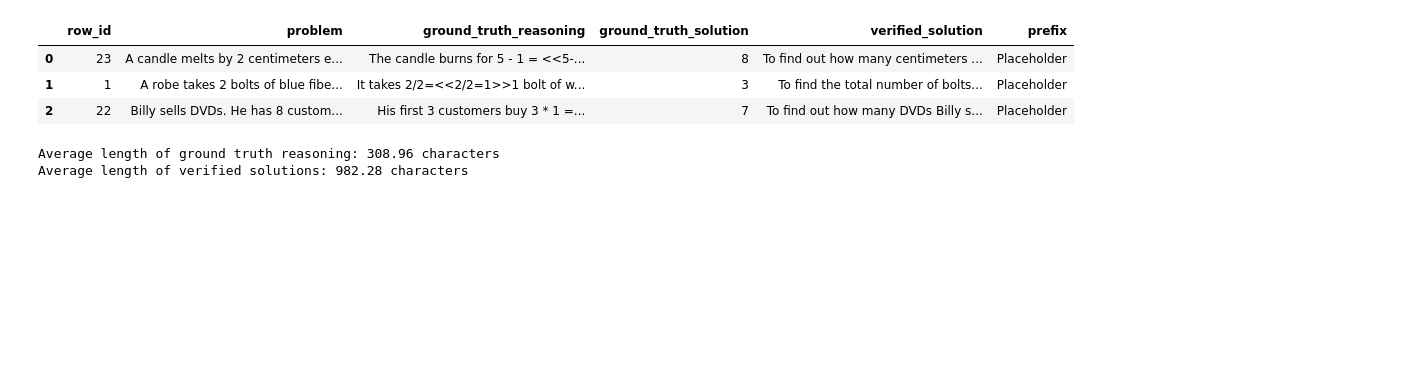
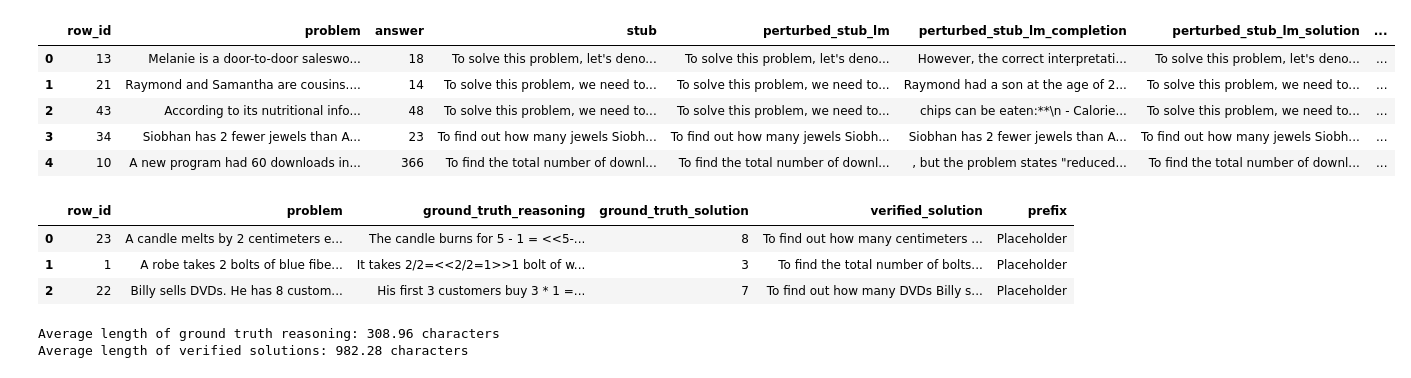
Before and after one commit to sasilver75/cohere-reasoning-v5, a Jupyter notebook: scratch.ipynb, the cells around one changed output. Cells and saved outputs as stored; diff of their text form; code cells hidden in the pictures; blank space fills up the shorter version.

```diff
--- a/scratch.ipynb
+++ b/scratch.ipynb
@@ -4,6 +4,16 @@ import pandas as pd
 pd.set_option('display.max_colwidth', None)
 pd.set_option('display.max_columns', None)
 pd.set_option('display.width', None)
+# %%
+df = pd.read_csv("gsm8k/datasets/gsm8k_completions.csv")
+df.head()
+# %% [output]
+|  | row_id | problem | answer | stub | perturbed_stub_lm | perturbed_stub_lm_completion | perturbed_stub_lm_solution | ... |
+| 0 | 13 | Melanie is a door-to-door saleswo... | 18 | To solve this problem, let's deno... | To solve this problem, let's deno... | However, the correct interpretati... | To solve this problem, let's deno... | ... |
+| 1 | 21 | Raymond and Samantha are cousins.... | 14 | To solve this problem, we need to... | To solve this problem, we need to... | Raymond had a son at the age of 2... | To solve this problem, we need to... | ... |
+| 2 | 43 | According to its nutritional info... | 48 | To solve this problem, we need to... | To solve this problem, we need to... | chips can be eaten:**\n - Calorie... | To solve this problem, we need to... | ... |
+| 3 | 34 | Siobhan has 2 fewer jewels than A... | 23 | To find out how many jewels Siobh... | To find out how many jewels Siobh... | Siobhan has 2 fewer jewels than A... | To find out how many jewels Siobh... | ... |
+| 4 | 10 | A new program had 60 downloads in... | 366 | To find the total number of downl... | To find the total number of downl... | , but the problem states "reduced... | To find the total number of downl... | ... |
 # %%
 df = pd.read_csv("gsm8k/datasets/gsm8k_solutions_and_prefixes.csv")
 
```
Also changed, not shown: 3 other files.
